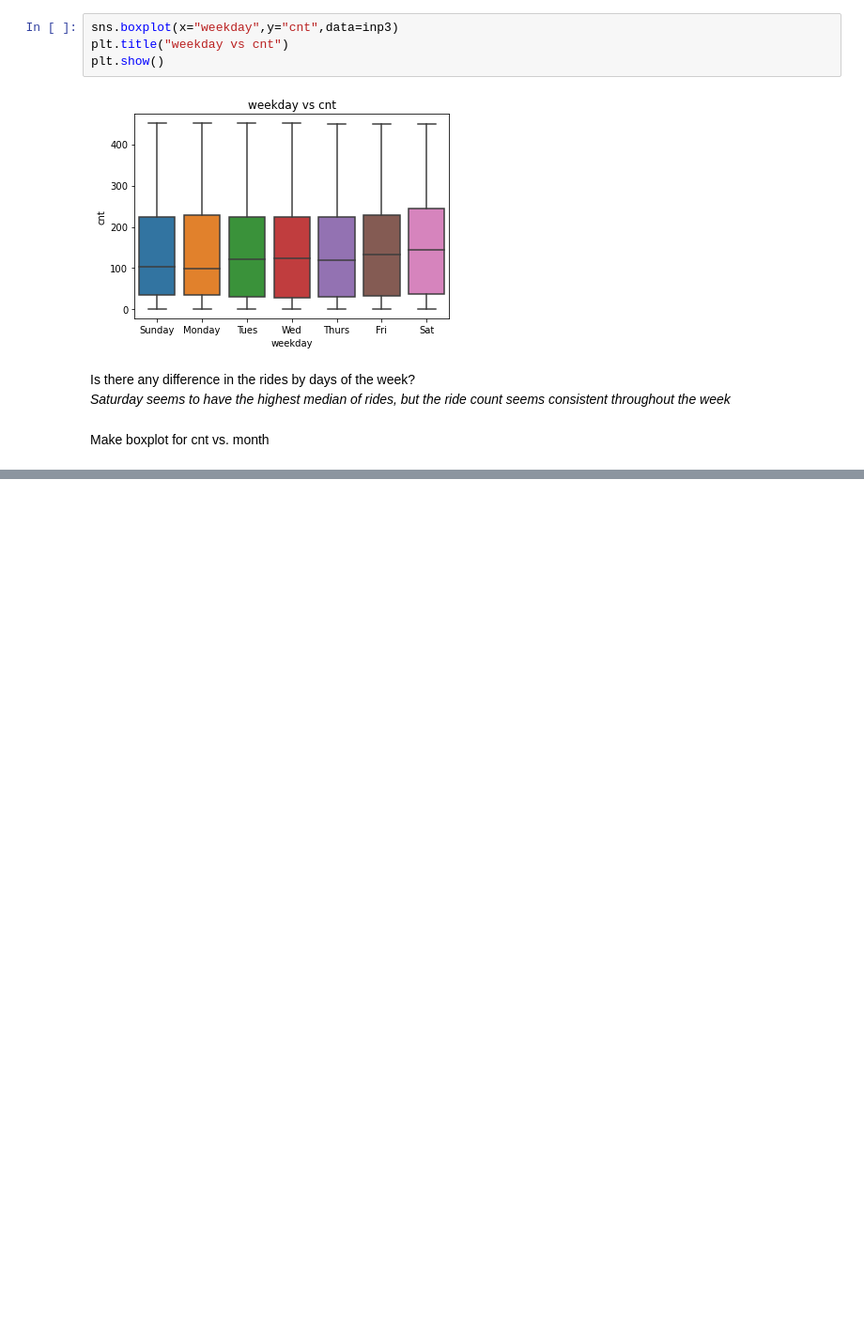
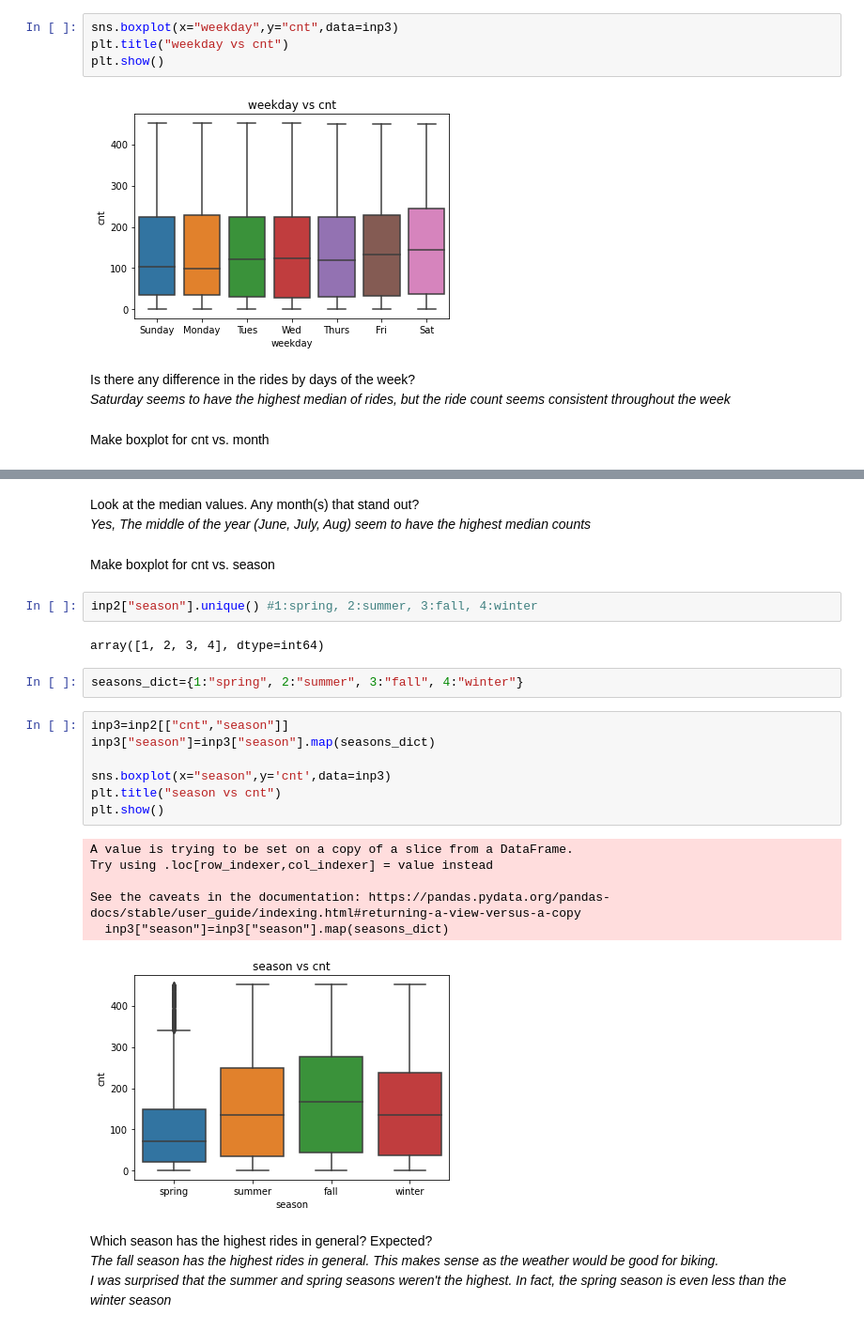
Before and after one commit to SaiVarad1/test, a Jupyter notebook: pythonStuff/simplilearn/Data_Analysis_and_Visualization_w_Python/Data_Analytics/L7_Practice_Project/Bike Sharing Demand Analysis.ipynb, the cells around one changed output, grey strips where cells are left out. Shown at 94% size. Drawn from its saved outputs; the diff is of its cells as text; blank space fills up the shorter version.

Commit message:
7.4 cnt vs season

```diff
--- a/pythonStuff/simplilearn/Data_Analysis_and_Visualization_w_Python/Data_Analytics/L7_Practice_Project/Bike Sharing Demand Analysis.ipynb
+++ b/pythonStuff/simplilearn/Data_Analysis_and_Visualization_w_Python/Data_Analytics/L7_Practice_Project/Bike Sharing Demand Analysis.ipynb
@@ -360,0 +358,30 @@ Look at the median values. Any month(s) that stand out?
+# %% [markdown]
+Look at the median values. Any month(s) that stand out?
+*Yes, The middle of the year (June, July, Aug) seem to have the highest median counts*
+# %% [markdown]
+Make boxplot for cnt vs. season
+# %%
+inp2["season"].unique() #1:spring, 2:summer, 3:fall, 4:winter
+# %% [output]
+array([1, 2, 3, 4], dtype=int64)
+# %%
+seasons_dict={1:"spring", 2:"summer", 3:"fall", 4:"winter"}
+# %%
+inp3=inp2[["cnt","season"]]
+inp3["season"]=inp3["season"].map(seasons_dict)
+
+sns.boxplot(x="season",y='cnt',data=inp3)
+plt.title("season vs cnt")
+plt.show()
+# %% [output]
+A value is trying to be set on a copy of a slice from a DataFrame.
+Try using .loc[row_indexer,col_indexer] = value instead
+
+See the caveats in the documentation: https://pandas.pydata.org/pandas-docs/stable/user_guide/indexing.html#returning-a-view-versus-a-copy
+  inp3["season"]=inp3["season"].map(seasons_dict)
+[figure, added]
+# %% [markdown]
+Which season has the highest rides in general? Expected?
+*The fall season has the highest rides in general. This makes sense as the weather would be good for biking.*
+*I was surprised that the summer and spring seasons weren't the highest. In fact, the spring season is even less than the
+winter season*
```
Also changed, not shown: parts of 17 cells of this notebook.
